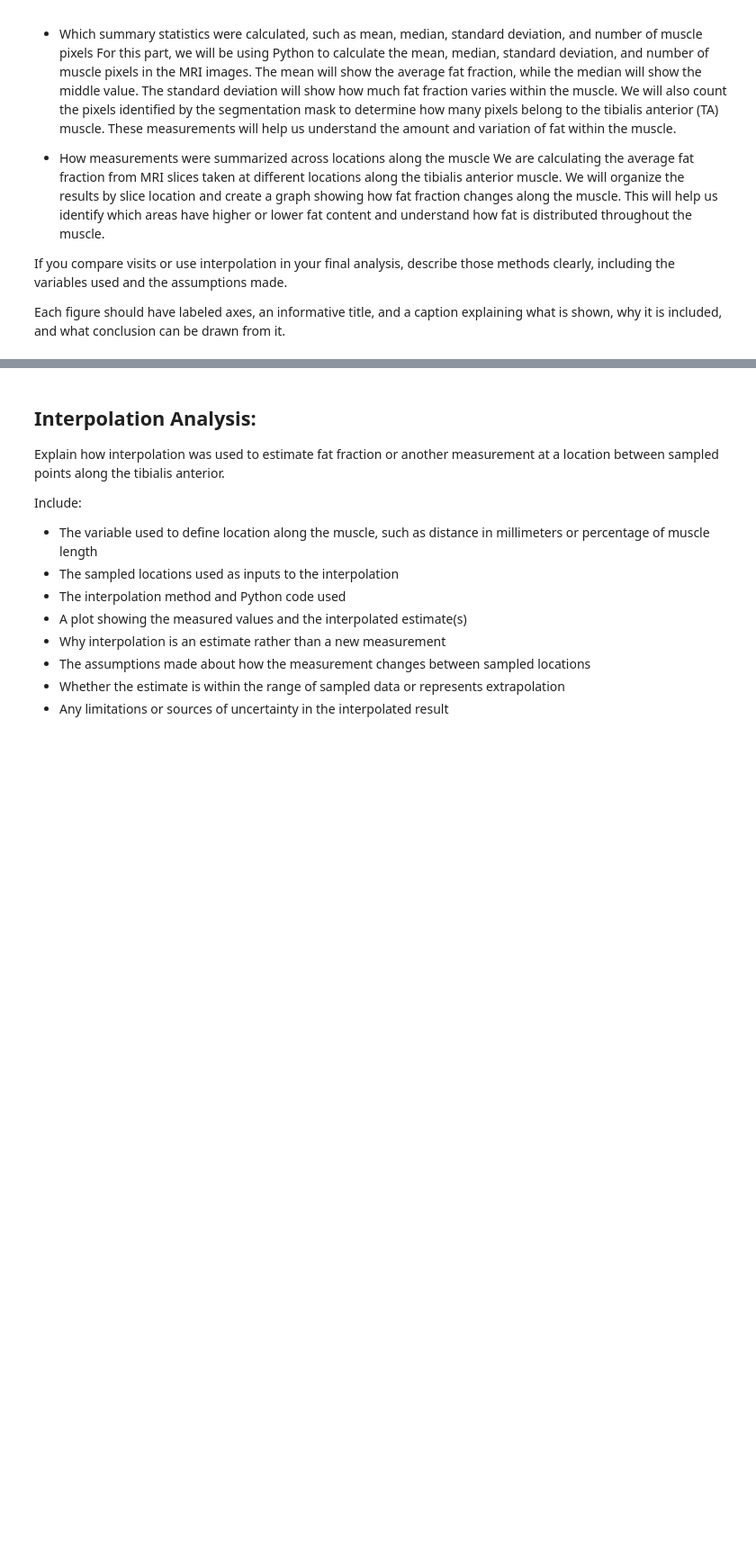
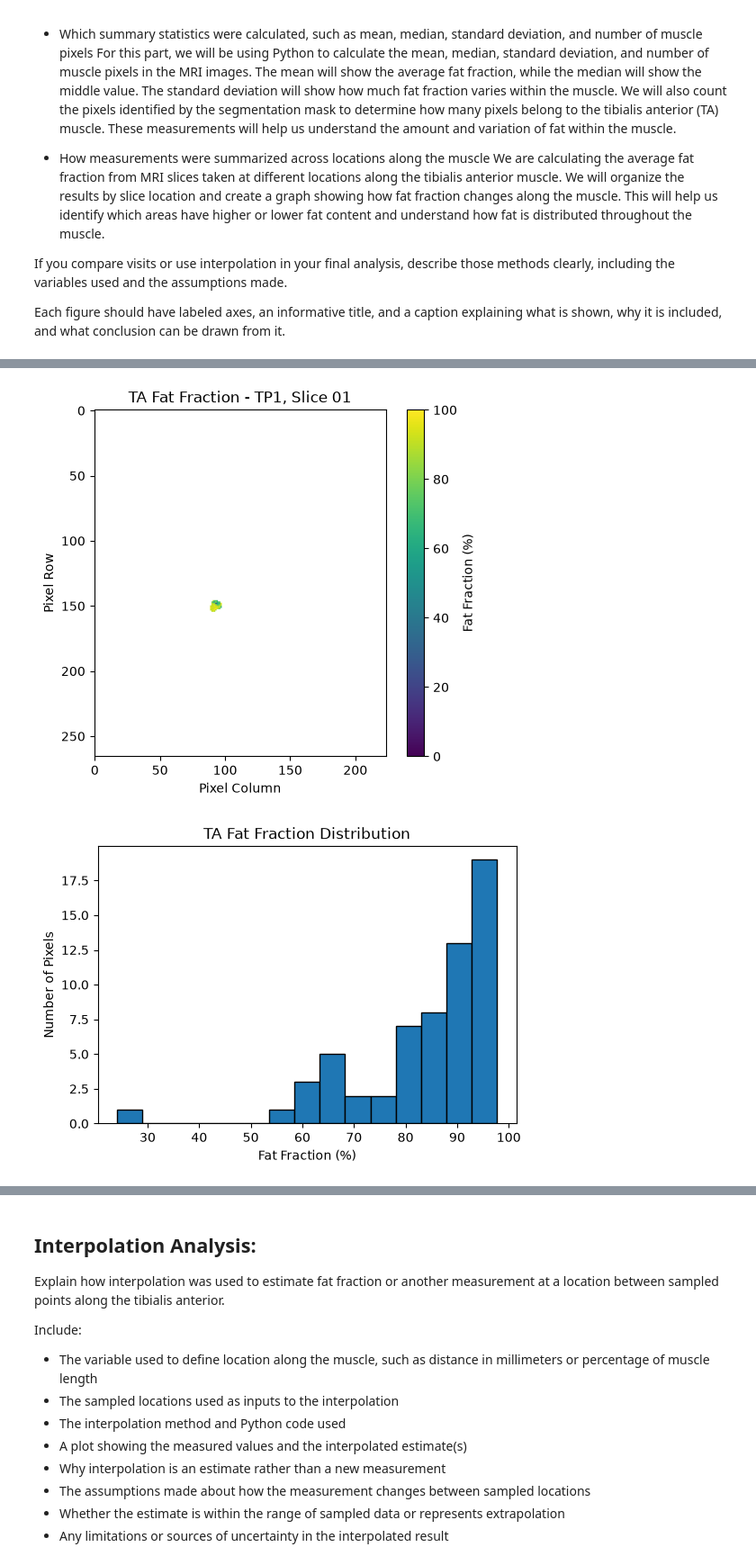
Before and after one commit to mbe6cs/BME-2315-Module-2, a Jupyter notebook: FSHD_Module2_Project_Template.ipynb, the cells around one changed output, grey strips where cells are left out. Shown at 90% size. Saved outputs shown, nothing was run; the diff lists cells and outputs as text; code cells hidden in the pictures; blank space fills up the shorter version.

```diff
--- a/FSHD_Module2_Project_Template.ipynb
+++ b/FSHD_Module2_Project_Template.ipynb
@@ -157,3 +161,81 @@ We are calculating the average fat fraction from MRI slices taken at different l
 If you compare visits or use interpolation in your final analysis, describe those methods clearly, including the variables used and the assumptions made.
 
 Each figure should have labeled axes, an informative title, and a caption explaining what is shown, why it is included, and what conclusion can be drawn from it.
+# %%
+
+import numpy as np
+import matplotlib.pyplot as plt
+from pathlib import Path
+
+# 1. Load MRI data using the correct folder location
+folder = Path("/Users/marwajan/Downloads/FSHD_MRI_data 5/FSHD_TA_MRI_data_0020_TP1_TP2")
+
+water = np.load(folder / "TP1_slice_01_water.npy").astype(float)
+fat = np.load(folder / "TP1_slice_01_fat.npy").astype(float)
+mask = np.load(folder / "TP1_slice_01_mask.npy") > 0
+
+# 2. Identify the TA muscle and calculate fat fraction
+total = water + fat
+valid = np.isfinite(total) & (total > 0)
+
+ff = np.full(total.shape, np.nan)
+ff[valid] = fat[valid] / total[valid] * 100
+
+# 3. Compare the whole image and TA muscle
+whole = ff[valid]
+muscle = ff[mask & valid]
+
+# 4. Calculate summary statistics
+print("Whole image mean:", round(np.mean(whole), 2), "%")
+print("TA mean:", round(np.mean(muscle), 2), "%")
+print("TA median:", round(np.median(muscle), 2), "%")
+print("TA standard deviation:", round(np.std(muscle), 2))
+print("TA muscle pixels:", np.count_nonzero(mask))
+
+# 5. Display MRI fat fraction map
+plt.figure(figsize=(6, 5))
+plt.imshow(np.where(mask, ff, np.nan),
+           cmap="viridis", vmin=0, vmax=100)
+plt.colorbar(label="Fat Fraction (%)")
+plt.title("TA Fat Fraction - TP1, Slice 01")
+plt.xlabel("Pixel Column")
+plt.ylabel("Pixel Row")
+plt.show()
+
+# 6. Show fat fraction distribution
+plt.figure(figsize=(6, 4))
+plt.hist(muscle, bins=15, edgecolor="black")
+plt.title("TA Fat Fraction Distribution")
+plt.xlabel("Fat Fraction (%)")
+plt.ylabel("Number of Pixels")
+plt.show()
+
+# 7. Compare MRI slices along the muscle
+slices = []
+means = []
+
+for file in sorted(folder.glob("TP1_slice_*_water.npy")):
+    prefix = file.stem.replace("_water", "")
+
+    w = np.load(file).astype(float)
+    f = np.load(folder / f"{prefix}_fat.npy").astype(float)
+    m = np.load(folder / f"{prefix}_mask.npy") > 0
+
+    total = w + f
+    valid_pixels = m & np.isfinite(total) & (total > 0)
+
+    if not np.any(valid_pixels):
+        continue
+
+    values = f[valid_pixels] / total[valid_pixels] * 100
+    slices.append(int(prefix.split("_")[2]))
+    means.append(np.mean(values))
+
+plt.figure(figsize=(7, 4))
+plt.plot(slices, means, marker="o")
+plt.title("Mean Fat Fraction Along the TA Muscle")
+plt.xlabel("MRI Slice Number")
+plt.ylabel("Mean Fat Fraction (%)")
+plt.grid(True)
+plt.show()
+# %% [output]
@@ -159,0 +247,2 @@ Each figure should have labeled axes, an informative title, and a caption explai
+[figure, added]
+[figure, added]
```
Also changed, not shown: parts of 3 cells of this notebook.
